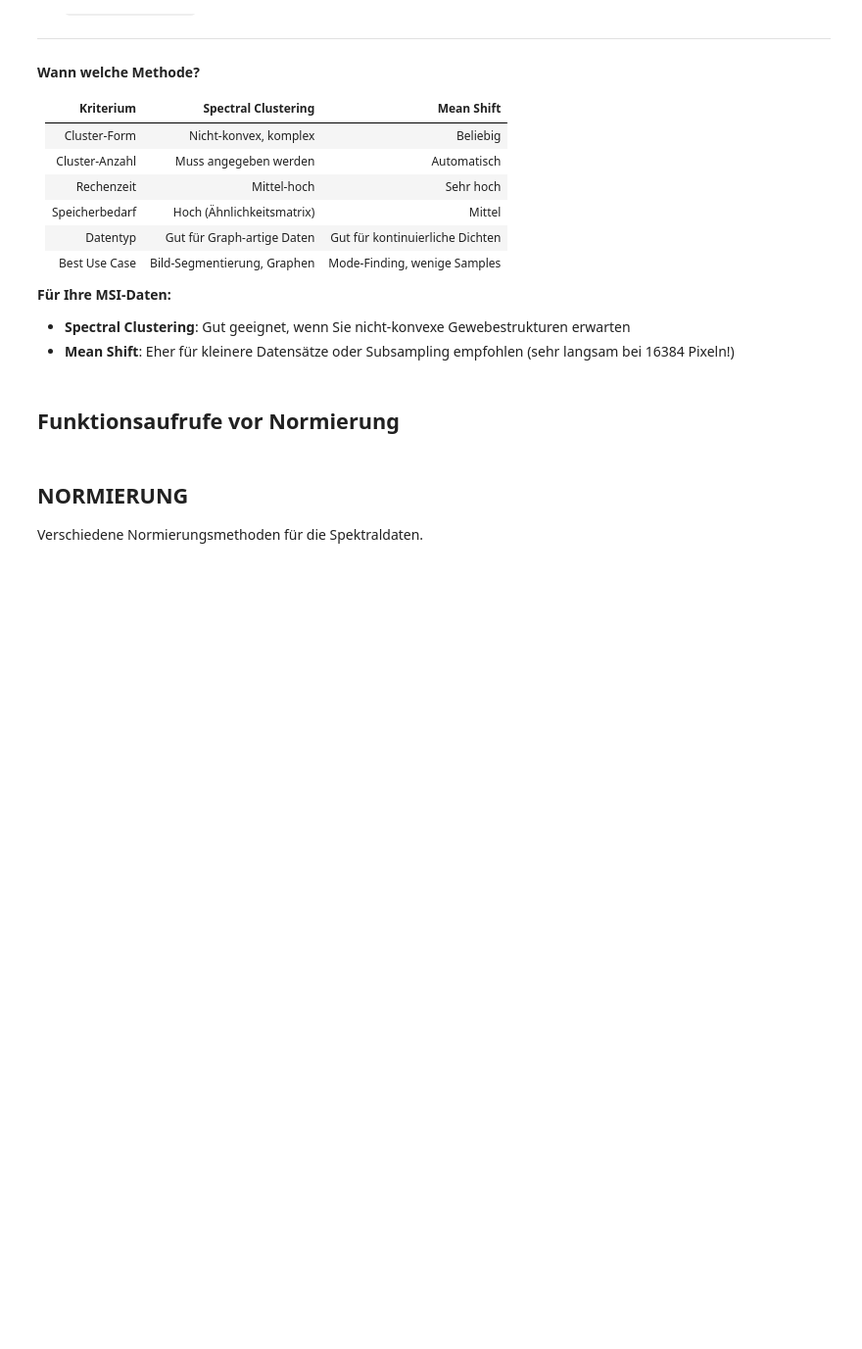
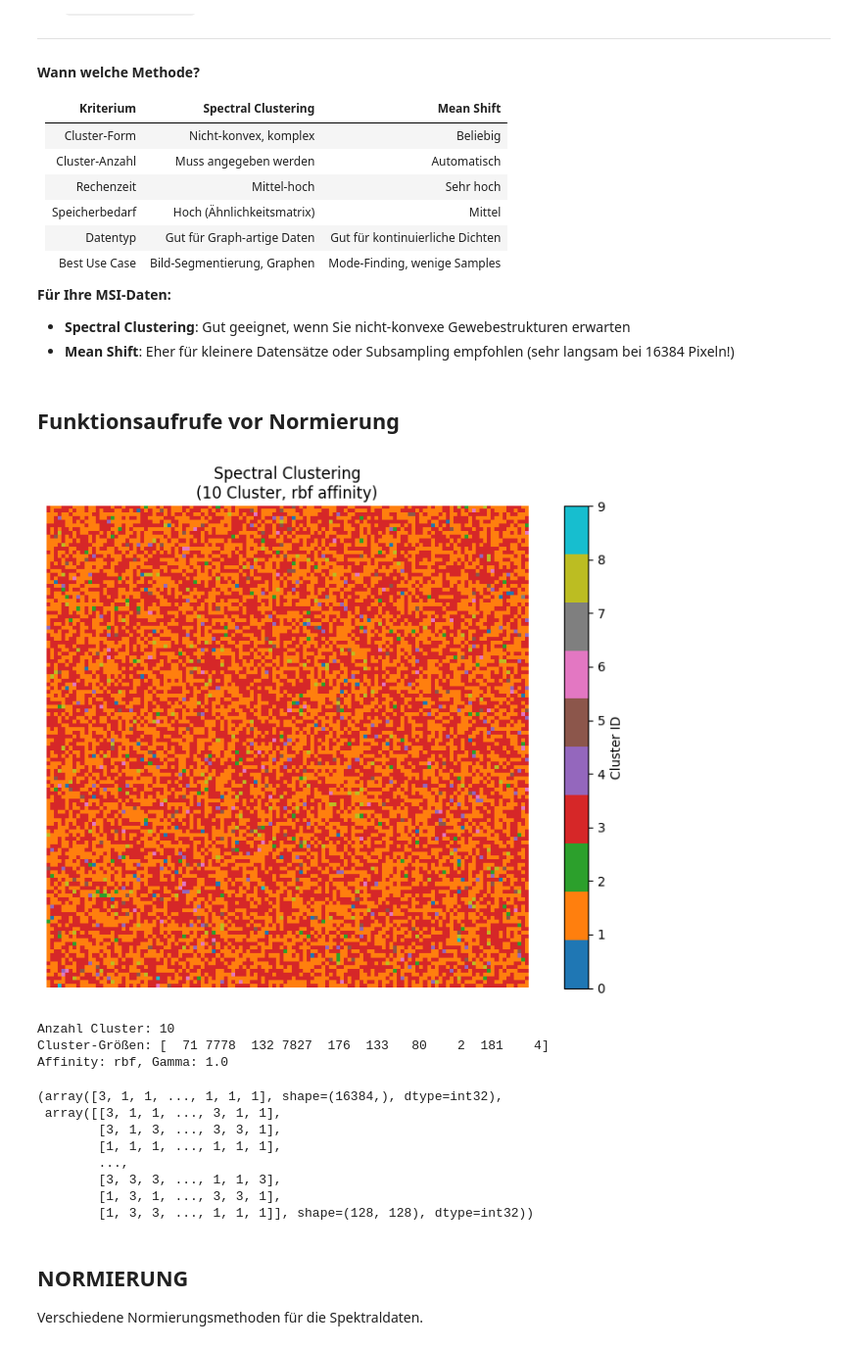
Before and after one commit to janphr03/MassSpectrometryImaging, a Jupyter notebook: testing.ipynb, the cells around one changed output. Shown at 98% size. Drawn from its saved outputs; the diff is of its cells as text; code cells hidden in the pictures; blank space fills up the shorter version.

```diff
--- a/testing.ipynb
+++ b/testing.ipynb
@@ -884,18 +884,33 @@ Mean Shift ist ein iterativer Algorithmus, der Punkte zu lokalen Maxima (Modes)
 # %%
 #Die am besten charakterisierenden Funktionsaufrufe:
 
 #single_linkage_distance(spectral_matrix, ims_cube.shape[:2], distance_threshold=200.0)
 #single_linkage_number(spectral_matrix, ims_cube.shape[:2], n_clusters=10)
 
 #complete_linkage_number(spectral_matrix, ims_cube.shape[:2], n_clusters=11)
 #complete_linkage_distance(spectral_matrix, ims_cube.shape[:2], distance_threshold=800.0)
 
 #average_linkage_distance(spectral_matrix, ims_cube.shape[:2], distance_threshold=410.0)
 #average_linkage_number(spectral_matrix, ims_cube.shape[:2], n_clusters=10)
 
+#kmeans_clustering(spectral_matrix, ims_cube.shape[:2], n_clusters=7)
+
 #gmm_clustering(spectral_matrix, ims_cube.shape[:2], n_clusters=10, covariance_type='full')
 
-#spectral_clustering(spectral_matrix, ims_cube.shape[:2], n_clusters=10, affinity='rbf', gamma=1.0)
+spectral_clustering(spectral_matrix, ims_cube.shape[:2], n_clusters=10, affinity='rbf', gamma=1.0)
+# %% [output]
+[figure, added]
+Anzahl Cluster: 10
+Cluster-Größen: [  71 7778  132 7827  176  133   80    2  181    4]
+Affinity: rbf, Gamma: 1.0
+(array([3, 1, 1, ..., 1, 1, 1], shape=(16384,), dtype=int32),
+ array([[3, 1, 1, ..., 3, 1, 1],
+        [3, 1, 3, ..., 3, 3, 1],
+        [1, 1, 1, ..., 1, 1, 1],
+        ...,
+        [3, 3, 3, ..., 1, 1, 3],
+        [1, 3, 1, ..., 3, 3, 1],
+        [1, 3, 3, ..., 1, 1, 1]], shape=(128, 128), dtype=int32))
 # %% [markdown]
 ## NORMIERUNG
 
```
Also changed, not shown: parts of 2 cells of this notebook.
